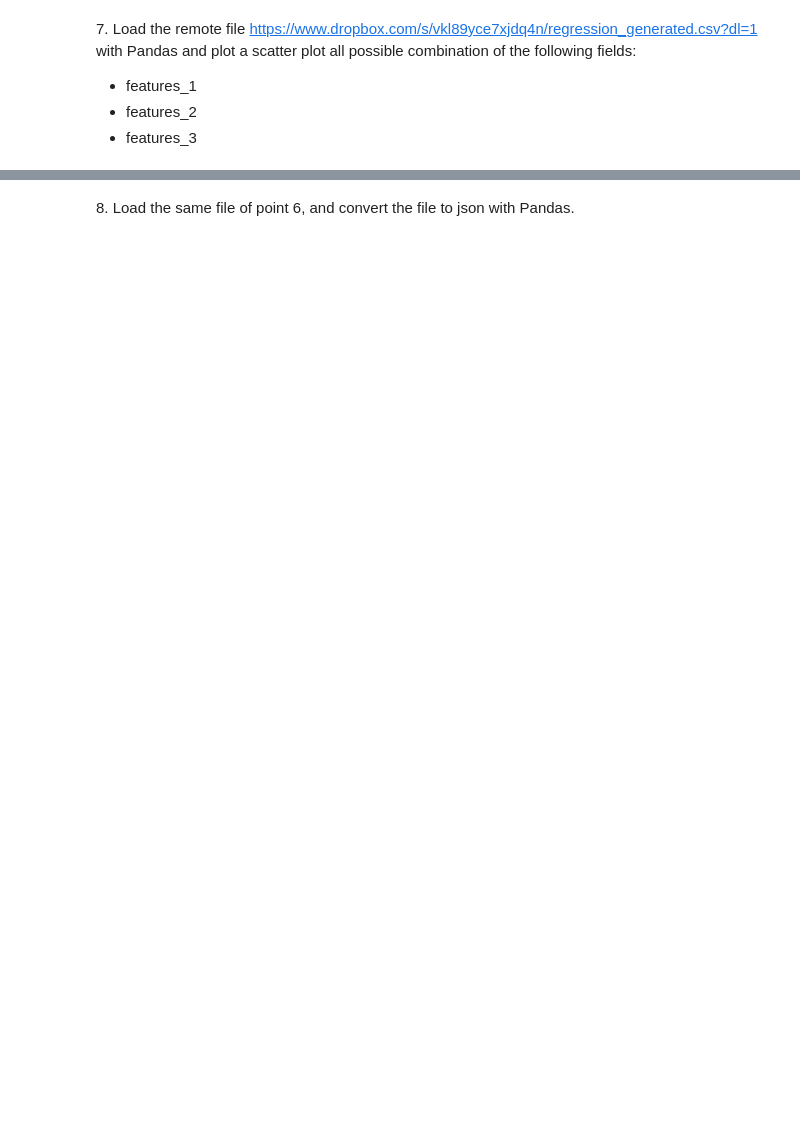
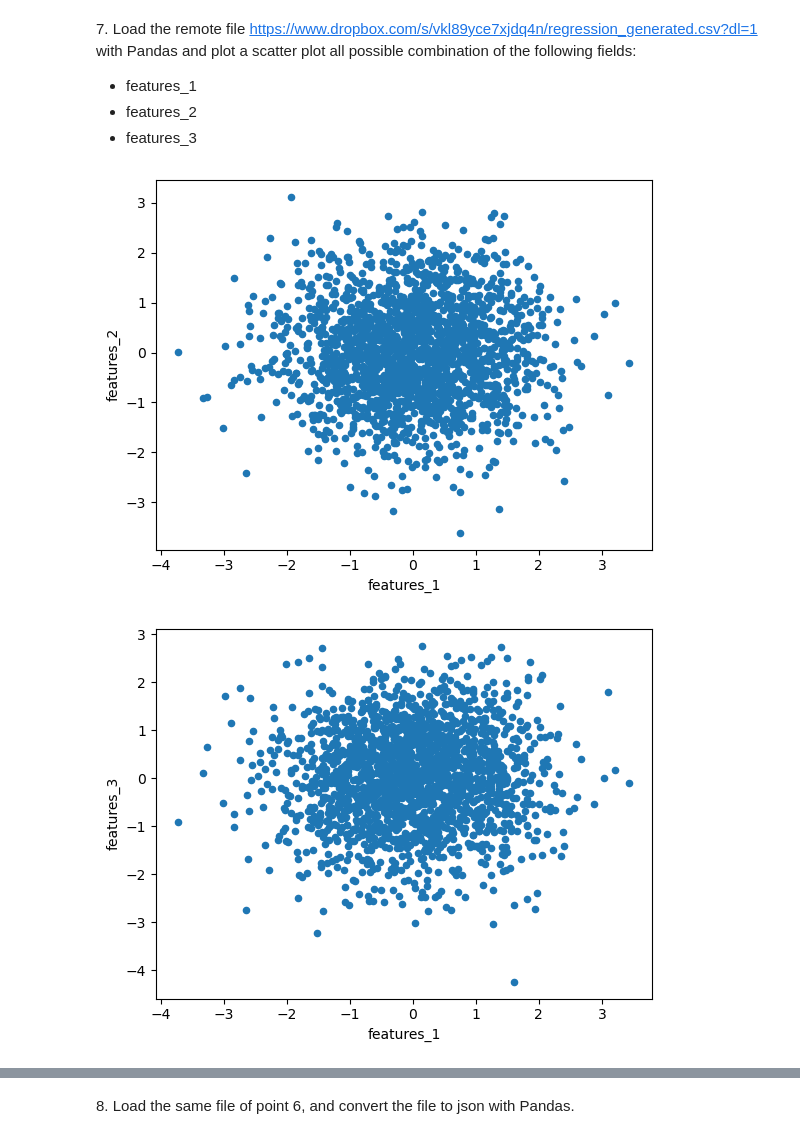
Before and after one commit to LiberoP/LaboratoryOfComputationalPhysics_Y8, a Jupyter notebook: 05ex_OSEMN.ipynb, the cells around one changed output, grey strips where cells are left out. Saved outputs shown, nothing was run; the diff lists cells and outputs as text; code cells hidden in the pictures; blank space fills up the shorter version.

```diff
--- a/05ex_OSEMN.ipynb
+++ b/05ex_OSEMN.ipynb
@@ -31,3 +36,23 @@ import numpy as np
+# %%
+path = r"C:\Users\Libero\LaboratoryOfComputationalPhysics_Y8\data\data.txt"
+finalpath=r"C:\Users\Libero\LaboratoryOfComputationalPhysics_Y8\data\data.csv"
+with open(path, mode='r') as f:
+    content=f.read()
+with open(finalpath, mode='w') as g:
+    for i,charachter in enumerate(content): # ---> NB this to access previous charachter
+        if ((charachter=="[") or (charachter=="]")):
+            pass # ---> ie go to next "for" iteration
+        elif (charachter=="\n"):
+            g.write(charachter)
+        elif (charachter==" "):
+            #if (i==0): pass
+            if ((content[i-1]==" ") or (content[i-1]=="\n")):
+                # ---> NB to avoid commas at newline or double commas when double space
+                pass
+            else:
+                g.write(",")
+        else: # ---> if data charachter (digit or point)
+            g.write(charachter)
 # %% [markdown]
 4\. load the binary file named *credit_card.dat* and convert the data into the real credit-card number.
 Each line correspond to a credit card number.
@@ -47,2 +62,15 @@ Each character is composed by 6 bit (even the space) and the last 4 bit are just
+# %%
+ccdat_path=r"C:\Users\Libero\LaboratoryOfComputationalPhysics_Y8\credit_card.dat"
+cctxt_path=r"C:\Users\Libero\LaboratoryOfComputationalPhysics_Y8\data\credit_card.txt"
+with open(ccdat_path, mode='r') as f, open(cctxt_path, mode='w') as g:
+    # ---> NB "r" mode bc NOT really a binary file (even tho ".dat"), just 0s and 1s with newlines
+    word_size=6
+    for line in f: # ---> NB each line of the file is considered an "element" of the file object
+        dec_sequence_str=''
+        for i in range(0, (len(line)-4), word_size):
+            bit_word=line[i:i+word_size]
+            thischarachter=chr(int(bit_word,2)) # ---> NB simply this!
+            dec_sequence_str+=thischarachter
+        g.write(dec_sequence_str)
 # %% [markdown]
 5\. Load the file "user_data.json", filter the data by the "CreditCardType" field equals to "American Express". Than save the data to CSV.
@@ -66,0 +109,13 @@ Each character is composed by 6 bit (even the space) and the last 4 bit are just
+# %%
+url="https://www.dropbox.com/s/vkl89yce7xjdq4n/regression_generated.csv?dl=1"
+df=pd.read_csv(url)
+features=["features_1", "features_2", "features_3"]
+for i in range(len(features)):
+    first_feature=features[i]
+    for j in range(i+1, len(features)):
+        second_feature=features[j]
+        df.plot.scatter(first_feature,second_feature)
+plt.show()
+# %% [output]
+[figure, added]
+[figure, added]
```
Also changed, not shown: parts of 16 cells of this notebook, 5 other files.
